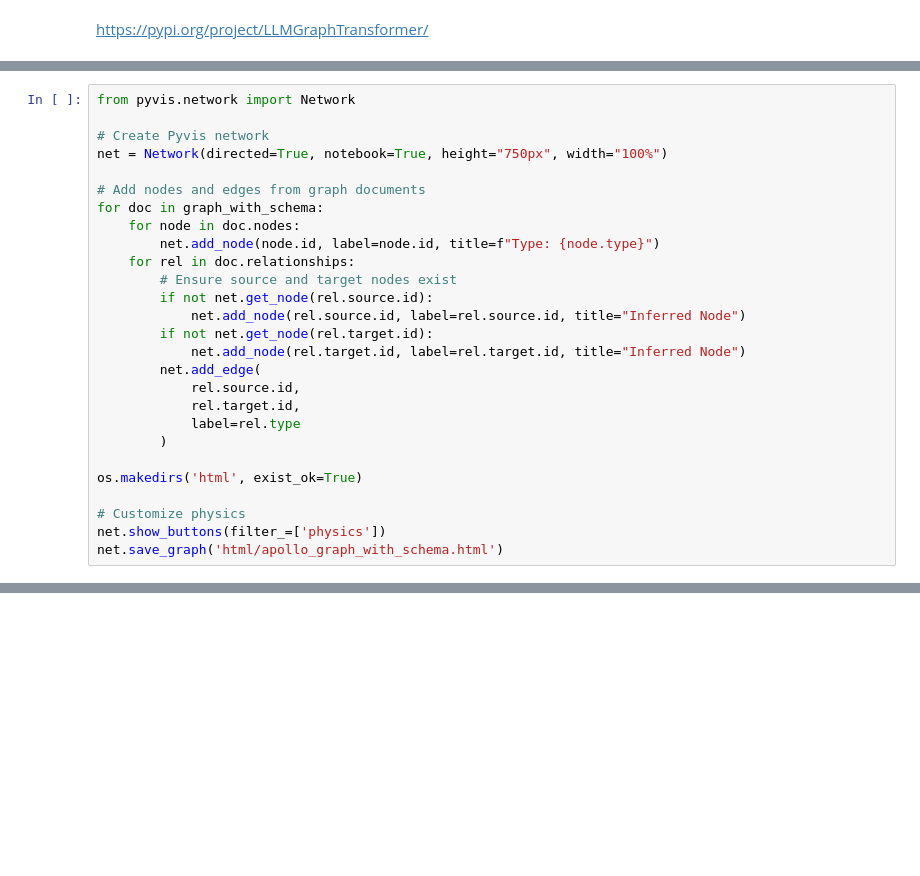
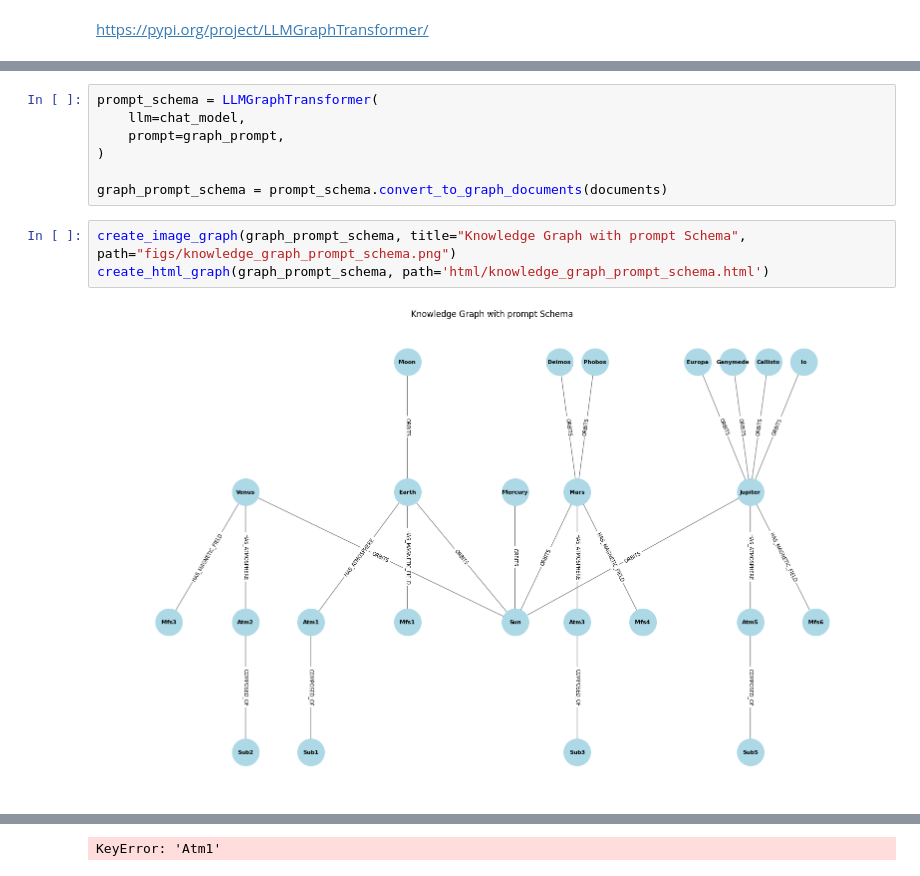
Before and after one commit to maximoskp/LangChain_tutorial, a Jupyter notebook: 04_KGs_from_LLMs.ipynb, the cells around one changed output, grey strips where cells are left out. Drawn from its saved outputs; the diff is of its cells as text; blank space fills up the shorter version.

```diff
--- a/04_KGs_from_LLMs.ipynb
+++ b/04_KGs_from_LLMs.ipynb
@@ -275,27 +159,0 @@ plt.show()
-# %%
-from pyvis.network import Network
-
-# Create Pyvis network
-net = Network(directed=True, notebook=True, height="750px", width="100%")
-
-# Add nodes and edges from graph documents
-for doc in graph_with_schema:
-    for node in doc.nodes:
-        net.add_node(node.id, label=node.id, title=f"Type: {node.type}")
-    for rel in doc.relationships:
-        # Ensure source and target nodes exist
-        if not net.get_node(rel.source.id):
-            net.add_node(rel.source.id, label=rel.source.id, title="Inferred Node")
-        if not net.get_node(rel.target.id):
-            net.add_node(rel.target.id, label=rel.target.id, title="Inferred Node")
-        net.add_edge(
-            rel.source.id,
-            rel.target.id,
-            label=rel.type
-        )
-
-os.makedirs('html', exist_ok=True)
-
-# Customize physics
-net.show_buttons(filter_=['physics'])
-net.save_graph('html/apollo_graph_with_schema.html')
@@ -303,0 +281,12 @@ Warning: When  cdn_resources is 'local' jupyter notebook has issues displaying g
+# %%
+prompt_schema = LLMGraphTransformer(
+    llm=chat_model,
+    prompt=graph_prompt,
+)
+
+graph_prompt_schema = prompt_schema.convert_to_graph_documents(documents)
+# %%
+create_image_graph(graph_prompt_schema, title="Knowledge Graph with prompt Schema", path="figs/knowledge_graph_prompt_schema.png")
+create_html_graph(graph_prompt_schema, path='html/knowledge_graph_prompt_schema.html')
+# %% [output]
+[figure, added]
@@ -303,0 +294 @@ Warning: When  cdn_resources is 'local' jupyter notebook has issues displaying g
+KeyError: 'Atm1'
```
Also changed, not shown: parts of 32 cells of this notebook, 8 other files.
